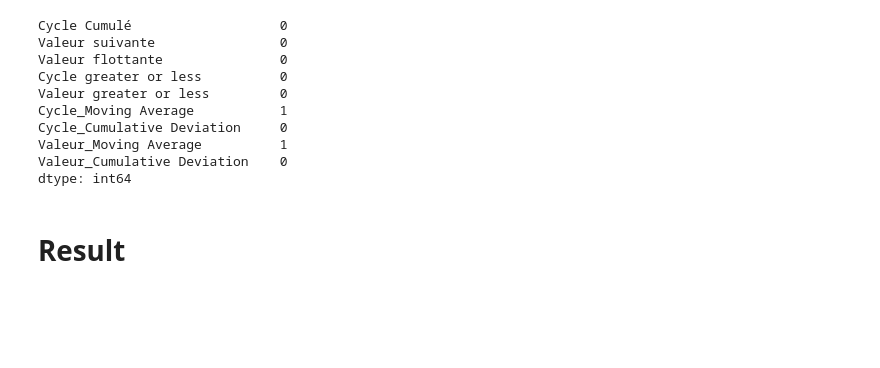
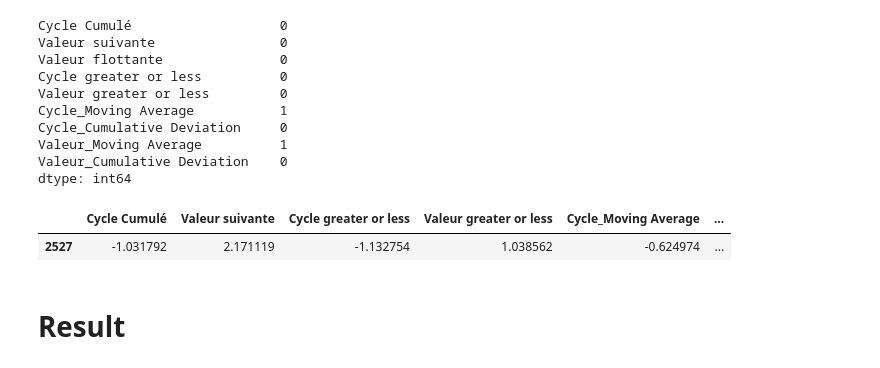
Before and after one commit to vijays4404/TimeSeries, a Jupyter notebook: oscillation-prediction.ipynb, the cells around one changed output. Drawn from its saved outputs; the diff is of its cells as text; code cells hidden in the pictures; blank space fills up the shorter version.

```diff
--- a/oscillation-prediction.ipynb
+++ b/oscillation-prediction.ipynb
@@ -190,3 +171,5 @@ df_new
 | 2526 | 3 | -11 | -7 | 1 | 0 | ... |
 | 2527 | -8 | 26 | 15 | 0 | 1 | ... |
 2528 rows × 9 columns
+# %%
+final_test_set=df_new.tail(1).drop('Valeur flottante',axis=1)
@@ -216,6 +217,12 @@ scaler=StandardScaler()
 scaler.fit(x_train_new)
 x_train_new=pd.DataFrame(scaler.transform(x_train_new),columns=x_train_new.columns,index=x_train_new.index)
 x_test_new=pd.DataFrame(scaler.transform(x_test_new),columns=x_test_new.columns,index=x_test_new.index)
+final_test_set=pd.DataFrame(scaler.transform(final_test_set),columns=final_test_set.columns,index=final_test_set.index)
+# %%
+final_test_set
+# %% [output]
+|  | Cycle Cumulé | Valeur suivante | Cycle greater or less | Valeur greater or less | Cycle_Moving Average | ... |
+| 2527 | -1.031792 | 2.171119 | -1.132754 | 1.038562 | -0.624974 | ... |
 # %% [markdown]
 # Result
 # %%
```
Also changed, not shown: parts of 17 cells of this notebook.
